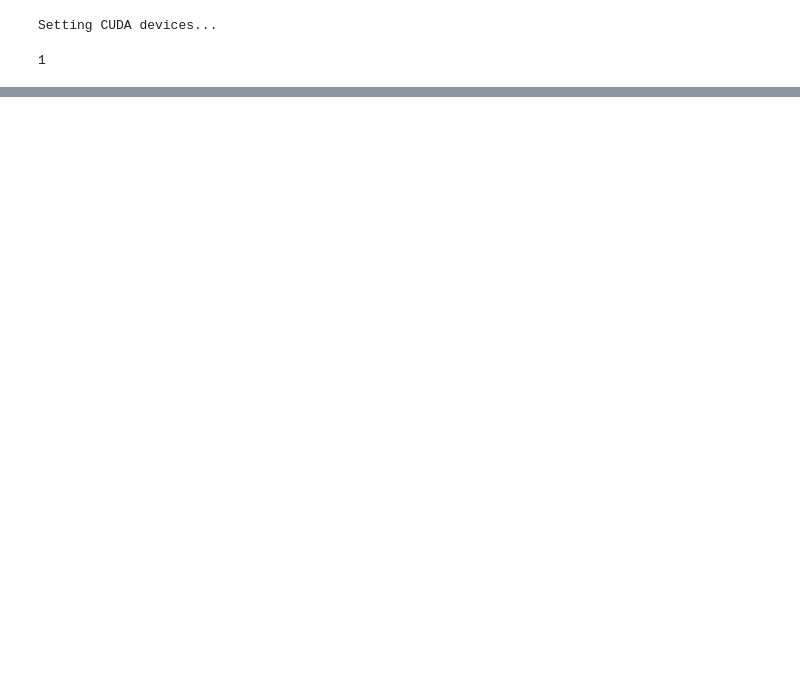
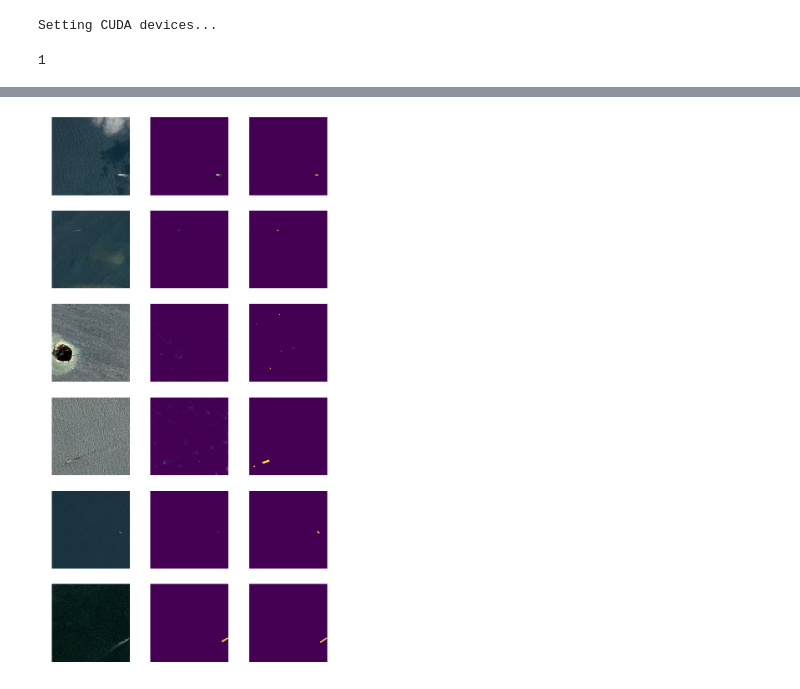
Before and after one commit to gaylordmarville/kaggle-airbus-ship-detection, a Jupyter notebook: Unet34 (dice 0.87+) f2b485.ipynb, the cells around one changed output, grey strips where cells are left out. Saved outputs shown, nothing was run; the diff lists cells and outputs as text; code cells hidden in the pictures; blank space fills up the shorter version.

```diff
--- a/Unet34 (dice 0.87+) f2b485.ipynb
+++ b/Unet34 (dice 0.87+) f2b485.ipynb
@@ -394,2 +426,4 @@ yp = to_np(F.sigmoid(learn.model(V(x))).cpu())
 # %%
-Show_images(np.asarray(md.val_ds.denorm(x)), yp, y.cpu())
+#Show_images(np.asarray(md.val_ds.denorm(x)), yp, y.cpu())
+# %% [output]
+[figure, added]
```
Also changed, not shown: parts of 4 cells of this notebook, 1 other file.
